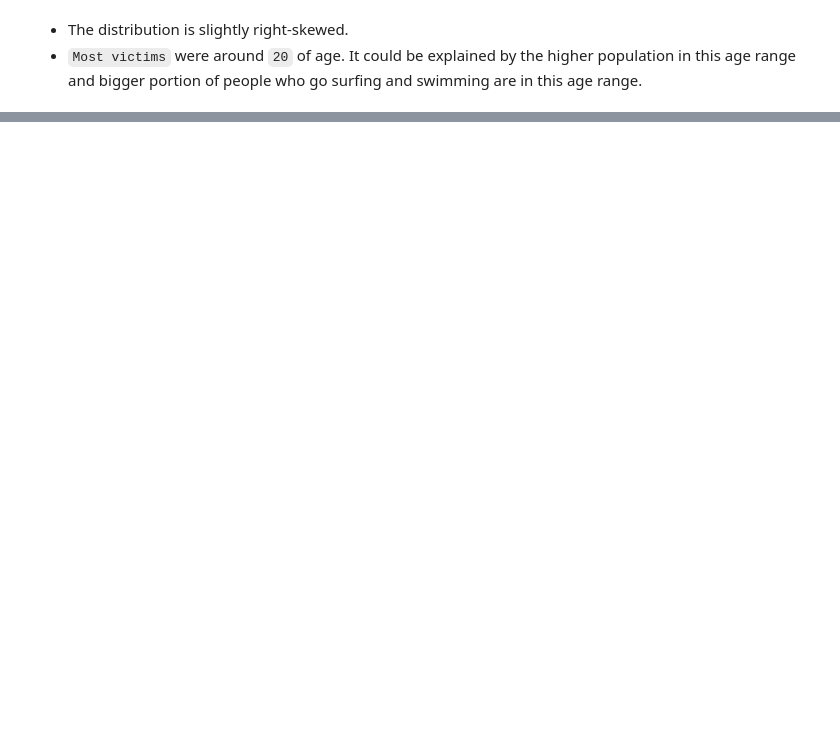
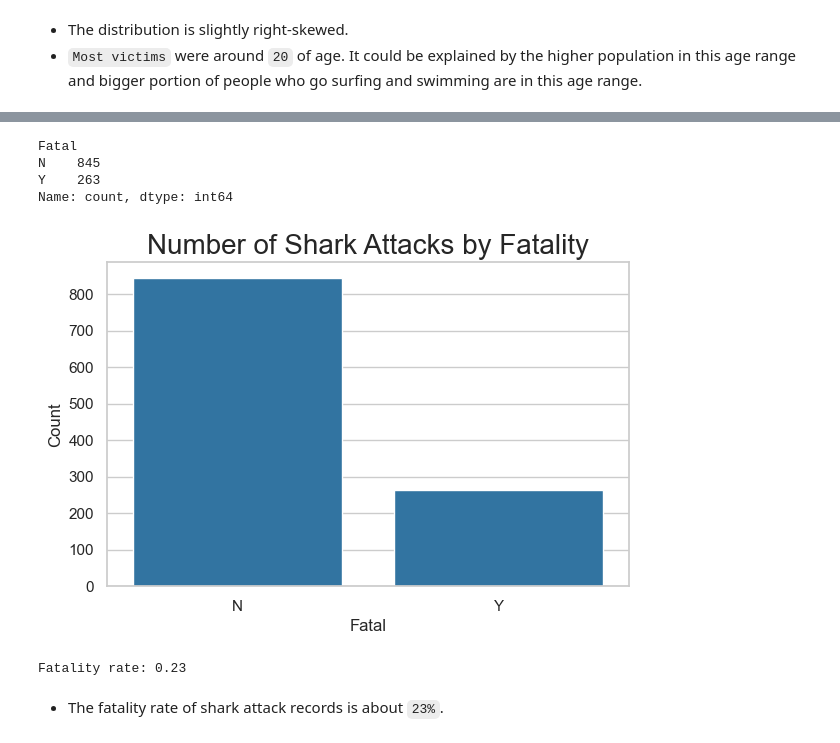
Before and after one commit to moscmh/shark, a Jupyter notebook: shark.ipynb, the cells around one changed output, grey strips where cells are left out. Saved outputs shown, nothing was run; the diff lists cells and outputs as text; code cells hidden in the pictures; blank space fills up the shorter version.

```diff
--- a/shark.ipynb
+++ b/shark.ipynb
@@ -573,0 +576,27 @@ plt.show()
+# %%
+df['Fatal'] = df['Fatal'].str.strip()
+df['Fatal'].value_counts(dropna=False)
+fatal_count = df.loc[df['Fatal']!='unknown','Fatal'].value_counts()
+fatal_count
+# %% [output]
+Fatal
+N    845
+Y    263
+Name: count, dtype: int64
+# %%
+fig, ax = plt.subplots(figsize=(6,4))
+# Bar plot
+sns.barplot(x=fatal_count.index, y=fatal_count.values, color='tab:blue')
+# Axes labels and title
+plt.title("Number of Shark Attacks by Fatality", size=20)
+plt.ylabel("Count")
+# Display
+plt.show()
+# %% [output]
+[figure, added]
+# %%
+print(f"Fatality rate: {round(len(df.loc[df['Fatal']=='Y'])/df.shape[0],2)}")
+# %% [output]
+Fatality rate: 0.23
+# %% [markdown]
+* The fatality rate of shark attack records is about `23%`.
```
Also changed, not shown: parts of 2 cells of this notebook.
